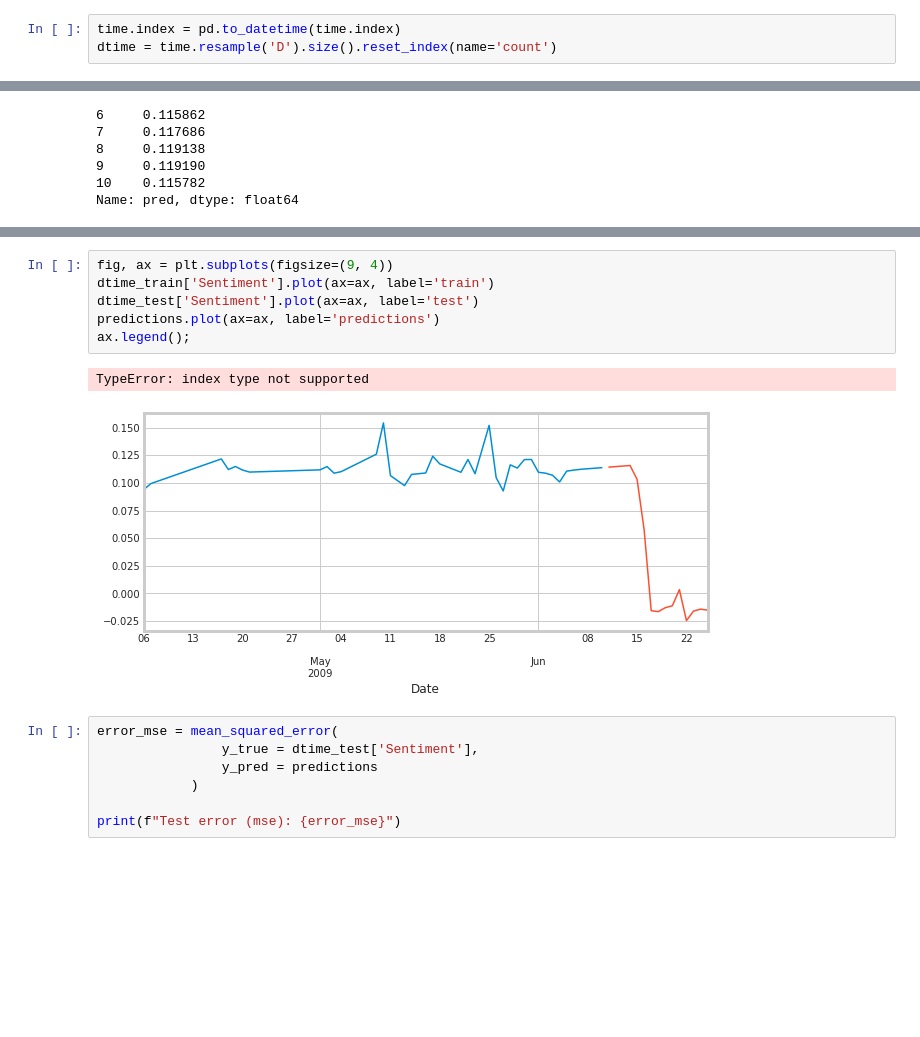
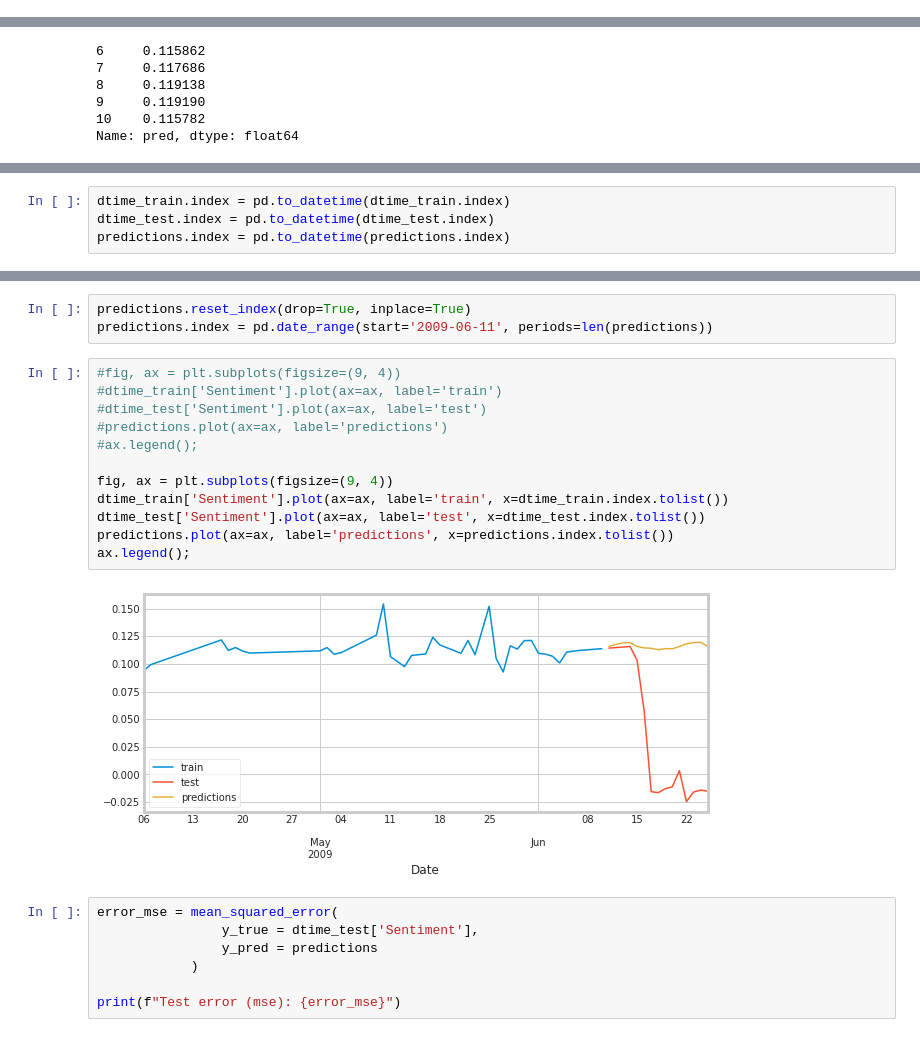
Before and after one commit to AlgirMina/Sem2CA2, a Jupyter notebook: SEM2CA2.ipynb, the cells around one changed output, grey strips where cells are left out. Saved outputs shown, nothing was run; the diff lists cells and outputs as text; blank space fills up the shorter version.

Commit message:
time series analysis started

```diff
--- a/SEM2CA2.ipynb
+++ b/SEM2CA2.ipynb
@@ -618,6 +738,3 @@ ValueError: Lengths must match to compare
-# %%
-time.index = pd.to_datetime(time.index)
-dtime = time.resample('D').size().reset_index(name='count')
 # %%
 time.index = pd.to_datetime(time.index)
 dtime = time.resample('D').mean().reset_index()
@@ -732,0 +872,4 @@ Name: pred, dtype: float64
+# %%
+dtime_train.index = pd.to_datetime(dtime_train.index)
+dtime_test.index = pd.to_datetime(dtime_test.index)
+predictions.index = pd.to_datetime(predictions.index)
@@ -733,12 +895,20 @@ Name: pred, dtype: float64
+# %%
+predictions.reset_index(drop=True, inplace=True)
+predictions.index = pd.date_range(start='2009-06-11', periods=len(predictions))
 # %%
+#fig, ax = plt.subplots(figsize=(9, 4))
+#dtime_train['Sentiment'].plot(ax=ax, label='train')
+#dtime_test['Sentiment'].plot(ax=ax, label='test')
+#predictions.plot(ax=ax, label='predictions')
+#ax.legend();
+
 fig, ax = plt.subplots(figsize=(9, 4))
-dtime_train['Sentiment'].plot(ax=ax, label='train')
-dtime_test['Sentiment'].plot(ax=ax, label='test')
-predictions.plot(ax=ax, label='predictions')
+dtime_train['Sentiment'].plot(ax=ax, label='train', x=dtime_train.index.tolist())
+dtime_test['Sentiment'].plot(ax=ax, label='test', x=dtime_test.index.tolist())
+predictions.plot(ax=ax, label='predictions', x=predictions.index.tolist())
 ax.legend();
 # %% [output]
-TypeError: index type not supported
-[figure, old version]
+[figure, new version]
 # %%
 error_mse = mean_squared_error(
                 y_true = dtime_test['Sentiment'],
```
Also changed, not shown: parts of 51 cells of this notebook.
